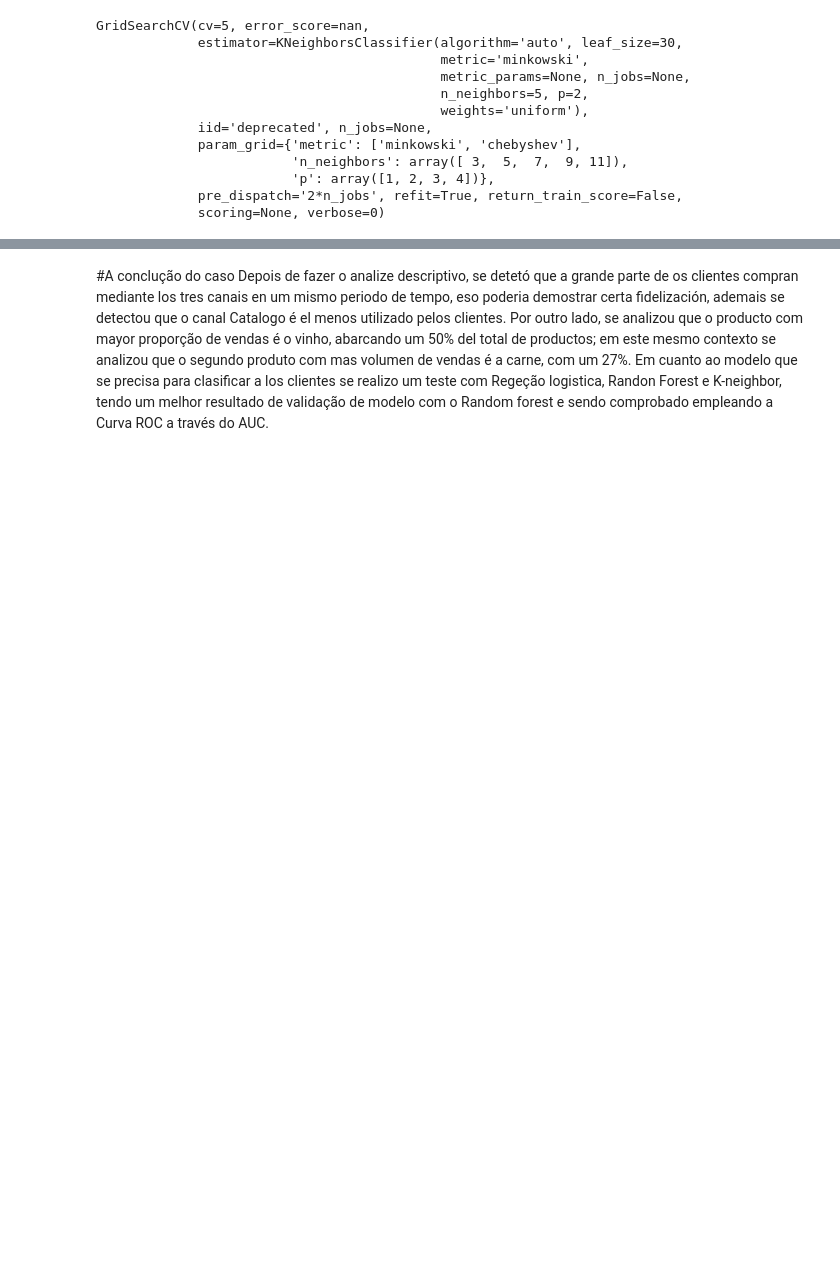
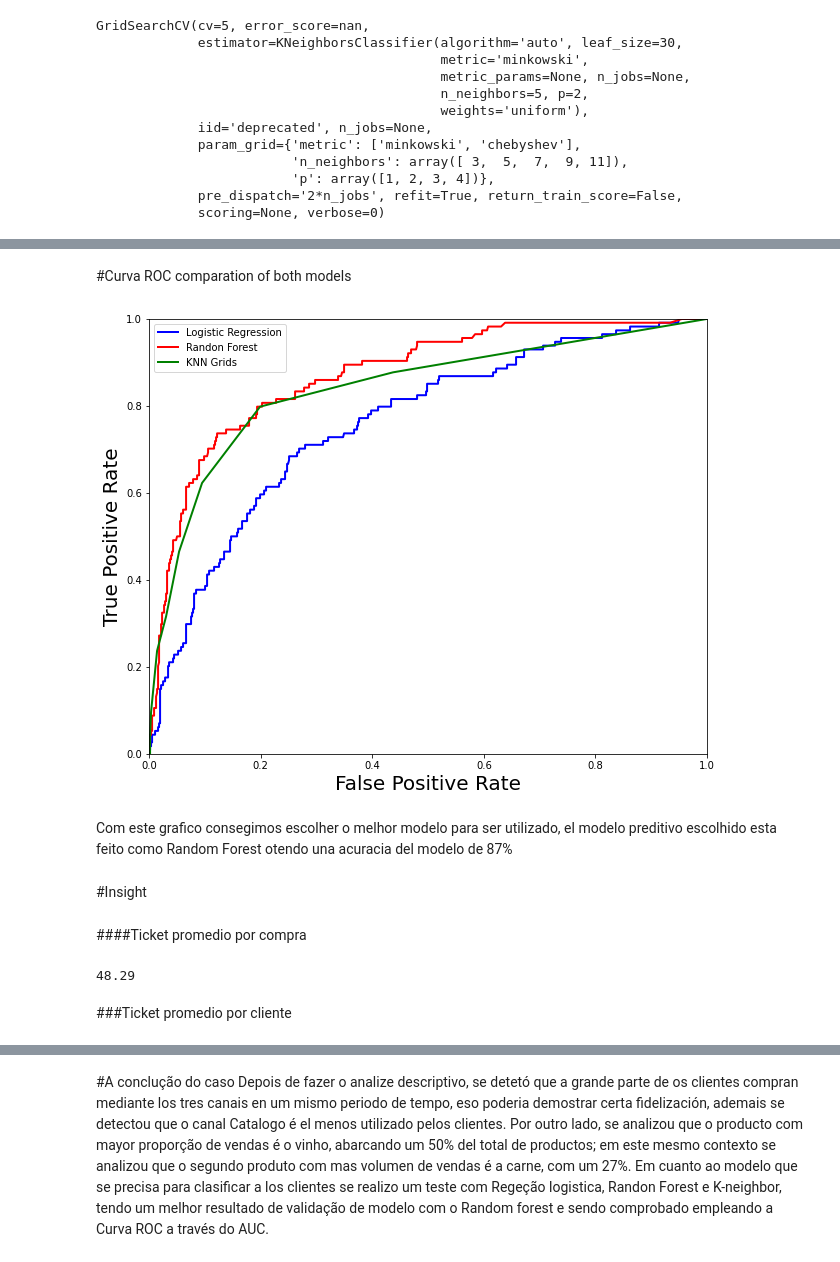
Before and after one commit to DavidTitoInfantas/ifood, a Jupyter notebook: Analise_data_Ifood.ipynb, the cells around one changed output, grey strips where cells are left out. Saved outputs shown, nothing was run; the diff lists cells and outputs as text; code cells hidden in the pictures; blank space fills up the shorter version.

```diff
--- a/Analise_data_Ifood.ipynb
+++ b/Analise_data_Ifood.ipynb
@@ -769,0 +905,29 @@ Se faze a utilizaçao do modelo KNN as não deu uma boa acurancia
+# %% [markdown]
+#Curva ROC comparation  of both models
+# %%
+plt.figure(figsize=(10,8))
+plt.plot(fpr_mod1, tpr_mod1, linestyle='-', color="blue", linewidth=2,label = 'Logistic Regression')
+plt.plot(fpr_mod2, tpr_mod2, linestyle='-', color="red", linewidth=2,label = 'Randon Forest')
+plt.plot(fpr_mod4, tpr_mod4, linestyle='-', color="green", linewidth=2,label = 'KNN Grids')
+##plt.axhline(y=p, color='r', linestyle='--', label = 'Valor teorico')
+plt.ylabel("True Positive Rate", fontsize=20)
+plt.xlabel("False Positive Rate", fontsize=20)
+plt.xlim([0.0, 1.0])
+plt.ylim([0.0, 1.0])
+plt.legend()
+plt.show(True)
+# %% [output]
+[figure, added]
+# %% [markdown]
+Com este grafico consegimos escolher o melhor modelo para ser utilizado, el modelo preditivo escolhido esta feito como Random Forest otendo una acuracia del modelo de 87%
+# %% [markdown]
+#Insight
+# %% [markdown]
+####Ticket promedio por compra
+# %%
+((df_drop.loc[:,['Mn_prod_Total']].sum(axis=1)).sum()/
+ (df_drop.loc[:,['Num_compr_3canais_Total']].sum(axis=1)).sum()).round(2)
+# %% [output]
+48.29
+# %% [markdown]
+###Ticket promedio por cliente
```
Also changed, not shown: parts of 48 cells of this notebook.
